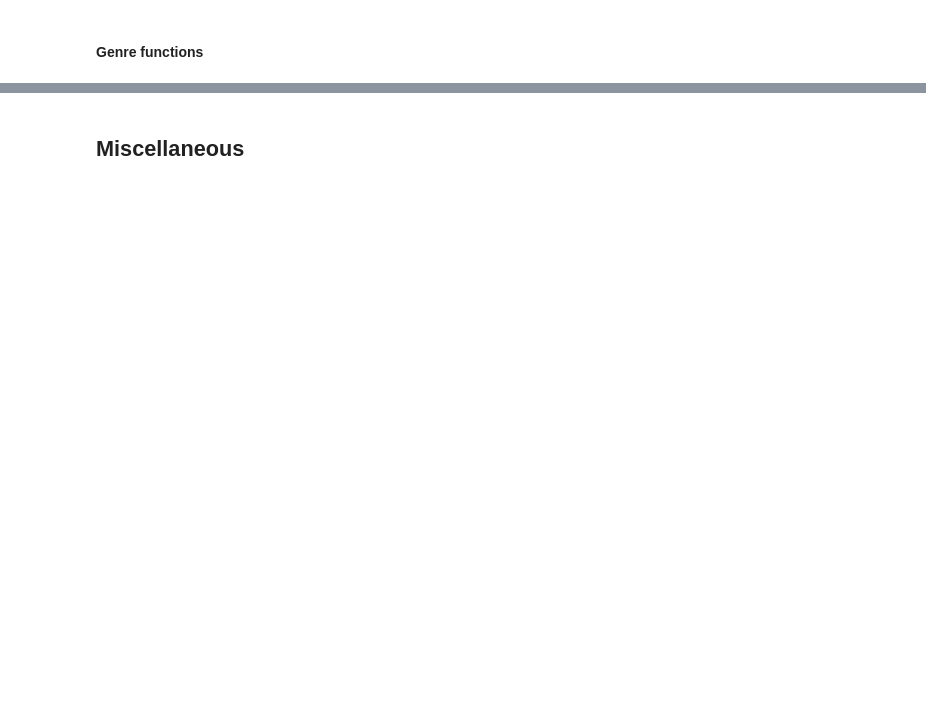
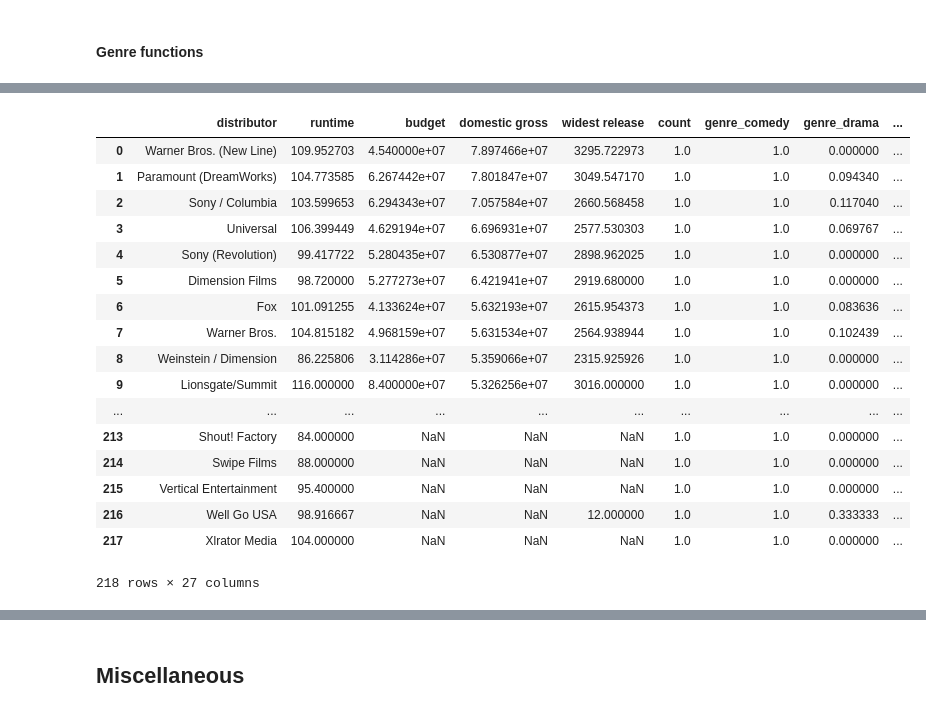
Before and after one commit to karmacelina/predicting_movie_widest_release, a Jupyter notebook: more_scraping_this_is_working.ipynb, the cells around one changed output, grey strips where cells are left out. Cells and saved outputs as stored; diff of their text form; code cells hidden in the pictures; blank space fills up the shorter version.

```diff
--- a/more_scraping_this_is_working.ipynb
+++ b/more_scraping_this_is_working.ipynb
@@ -1142,0 +949,21 @@ df_sum.sort_values(by = 'money_per_movie' , ascending = False)
+# %%
+df_comedy.groupby('distributor').mean().sort_values(by = 'domestic gross', ascending = False).reset_index()
+# %% [output]
+|  | distributor | runtime | budget | domestic gross | widest release | count | genre_comedy | genre_drama | ... |
+| 0 | Warner Bros. (New Line) | 109.952703 | 4.540000e+07 | 7.897466e+07 | 3295.722973 | 1.0 | 1.0 | 0.000000 | ... |
+| 1 | Paramount (DreamWorks) | 104.773585 | 6.267442e+07 | 7.801847e+07 | 3049.547170 | 1.0 | 1.0 | 0.094340 | ... |
+| 2 | Sony / Columbia | 103.599653 | 6.294343e+07 | 7.057584e+07 | 2660.568458 | 1.0 | 1.0 | 0.117040 | ... |
+| 3 | Universal | 106.399449 | 4.629194e+07 | 6.696931e+07 | 2577.530303 | 1.0 | 1.0 | 0.069767 | ... |
+| 4 | Sony (Revolution) | 99.417722 | 5.280435e+07 | 6.530877e+07 | 2898.962025 | 1.0 | 1.0 | 0.000000 | ... |
+| 5 | Dimension Films | 98.720000 | 5.277273e+07 | 6.421941e+07 | 2919.680000 | 1.0 | 1.0 | 0.000000 | ... |
+| 6 | Fox | 101.091255 | 4.133624e+07 | 5.632193e+07 | 2615.954373 | 1.0 | 1.0 | 0.083636 | ... |
+| 7 | Warner Bros. | 104.815182 | 4.968159e+07 | 5.631534e+07 | 2564.938944 | 1.0 | 1.0 | 0.102439 | ... |
+| 8 | Weinstein / Dimension | 86.225806 | 3.114286e+07 | 5.359066e+07 | 2315.925926 | 1.0 | 1.0 | 0.000000 | ... |
+| 9 | Lionsgate/Summit | 116.000000 | 8.400000e+07 | 5.326256e+07 | 3016.000000 | 1.0 | 1.0 | 0.000000 | ... |
+| ... | ... | ... | ... | ... | ... | ... | ... | ... | ... |
+| 213 | Shout! Factory | 84.000000 | NaN | NaN | NaN | 1.0 | 1.0 | 0.000000 | ... |
+| 214 | Swipe Films | 88.000000 | NaN | NaN | NaN | 1.0 | 1.0 | 0.000000 | ... |
+| 215 | Vertical Entertainment | 95.400000 | NaN | NaN | NaN | 1.0 | 1.0 | 0.000000 | ... |
+| 216 | Well Go USA | 98.916667 | NaN | NaN | 12.000000 | 1.0 | 1.0 | 0.333333 | ... |
+| 217 | Xlrator Media | 104.000000 | NaN | NaN | NaN | 1.0 | 1.0 | 0.000000 | ... |
+218 rows × 27 columns
```
Also changed, not shown: parts of 191 cells of this notebook.
